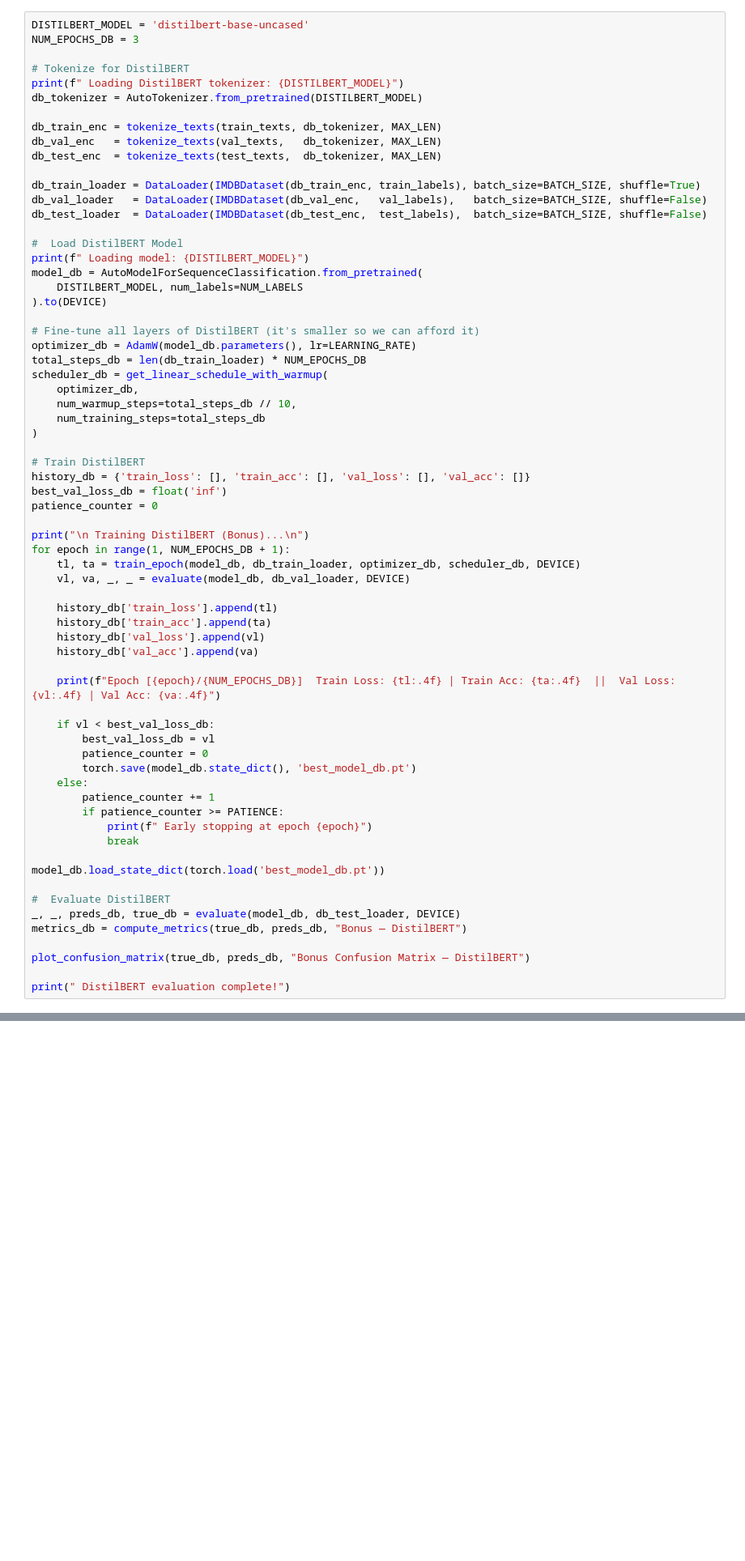
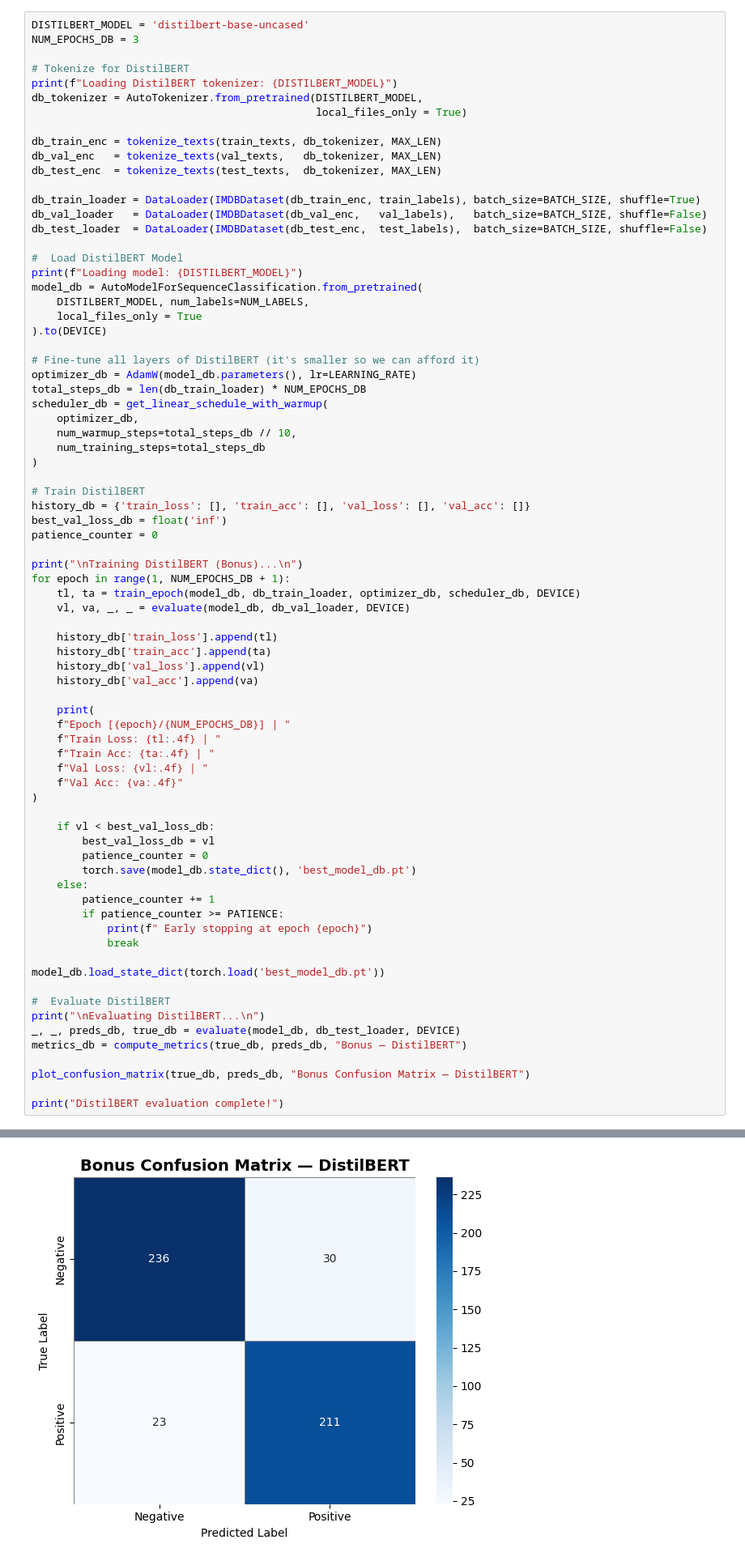
Before and after one commit to Sushmasri23/Internship-NLP-Tasks, a Jupyter notebook: Task-4 Fine Tuning BERT on Kaggle Dataset.ipynb, the cells around one changed output, grey strips where cells are left out. Shown at 81% size. Cells and saved outputs as stored; diff of their text form; blank space fills up the shorter version.

```diff
--- a/Task-4 Fine Tuning BERT on Kaggle Dataset.ipynb
+++ b/Task-4 Fine Tuning BERT on Kaggle Dataset.ipynb
@@ -678,8 +820,9 @@ DISTILBERT_MODEL = 'distilbert-base-uncased'
 NUM_EPOCHS_DB = 3
 
 # Tokenize for DistilBERT
-print(f" Loading DistilBERT tokenizer: {DISTILBERT_MODEL}")
-db_tokenizer = AutoTokenizer.from_pretrained(DISTILBERT_MODEL)
+print(f"Loading DistilBERT tokenizer: {DISTILBERT_MODEL}")
+db_tokenizer = AutoTokenizer.from_pretrained(DISTILBERT_MODEL,
+                                             local_files_only = True)
 
 db_train_enc = tokenize_texts(train_texts, db_tokenizer, MAX_LEN)
 db_val_enc   = tokenize_texts(val_texts,   db_tokenizer, MAX_LEN)
@@ -690,9 +833,10 @@ db_val_loader   = DataLoader(IMDBDataset(db_val_enc,   val_labels),   batch_size
 db_test_loader  = DataLoader(IMDBDataset(db_test_enc,  test_labels),  batch_size=BATCH_SIZE, shuffle=False)
 
 #  Load DistilBERT Model
-print(f" Loading model: {DISTILBERT_MODEL}")
+print(f"Loading model: {DISTILBERT_MODEL}")
 model_db = AutoModelForSequenceClassification.from_pretrained(
-    DISTILBERT_MODEL, num_labels=NUM_LABELS
+    DISTILBERT_MODEL, num_labels=NUM_LABELS,
+    local_files_only = True
 ).to(DEVICE)
 
 # Fine-tune all layers of DistilBERT (it's smaller so we can afford it)
@@ -709,7 +853,7 @@ history_db = {'train_loss': [], 'train_acc': [], 'val_loss': [], 'val_acc': []}
 best_val_loss_db = float('inf')
 patience_counter = 0
 
-print("\n Training DistilBERT (Bonus)...\n")
+print("\nTraining DistilBERT (Bonus)...\n")
 for epoch in range(1, NUM_EPOCHS_DB + 1):
     tl, ta = train_epoch(model_db, db_train_loader, optimizer_db, scheduler_db, DEVICE)
     vl, va, _, _ = evaluate(model_db, db_val_loader, DEVICE)
@@ -719,7 +863,13 @@ for epoch in range(1, NUM_EPOCHS_DB + 1):
     history_db['val_loss'].append(vl)
     history_db['val_acc'].append(va)
 
-    print(f"Epoch [{epoch}/{NUM_EPOCHS_DB}]  Train Loss: {tl:.4f} | Train Acc: {ta:.4f}  ||  Val Loss: {vl:.4f} | Val Acc: {va:.4f}")
+    print(
+    f"Epoch [{epoch}/{NUM_EPOCHS_DB}] | "
+    f"Train Loss: {tl:.4f} | "
+    f"Train Acc: {ta:.4f} | "
+    f"Val Loss: {vl:.4f} | "
+    f"Val Acc: {va:.4f}"
+)
 
     if vl < best_val_loss_db:
         best_val_loss_db = vl
@@ -734,9 +884,11 @@ for epoch in range(1, NUM_EPOCHS_DB + 1):
 model_db.load_state_dict(torch.load('best_model_db.pt'))
 
 #  Evaluate DistilBERT
+print("\nEvaluating DistilBERT...\n")
 _, _, preds_db, true_db = evaluate(model_db, db_test_loader, DEVICE)
 metrics_db = compute_metrics(true_db, preds_db, "Bonus — DistilBERT")
 
 plot_confusion_matrix(true_db, preds_db, "Bonus Confusion Matrix — DistilBERT")
 
-print(" DistilBERT evaluation complete!")
+print("DistilBERT evaluation complete!")
+# %% [output]
@@ -742,0 +914 @@ print(" DistilBERT evaluation complete!")
+[figure, added]
```
Also changed, not shown: parts of 18 cells of this notebook.
